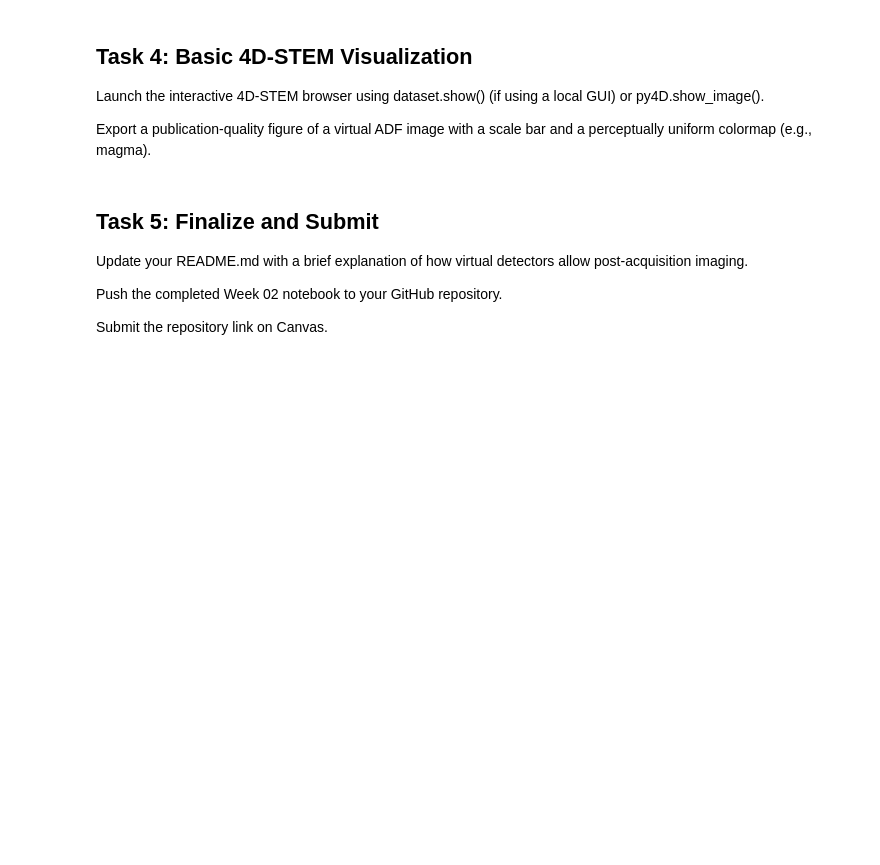
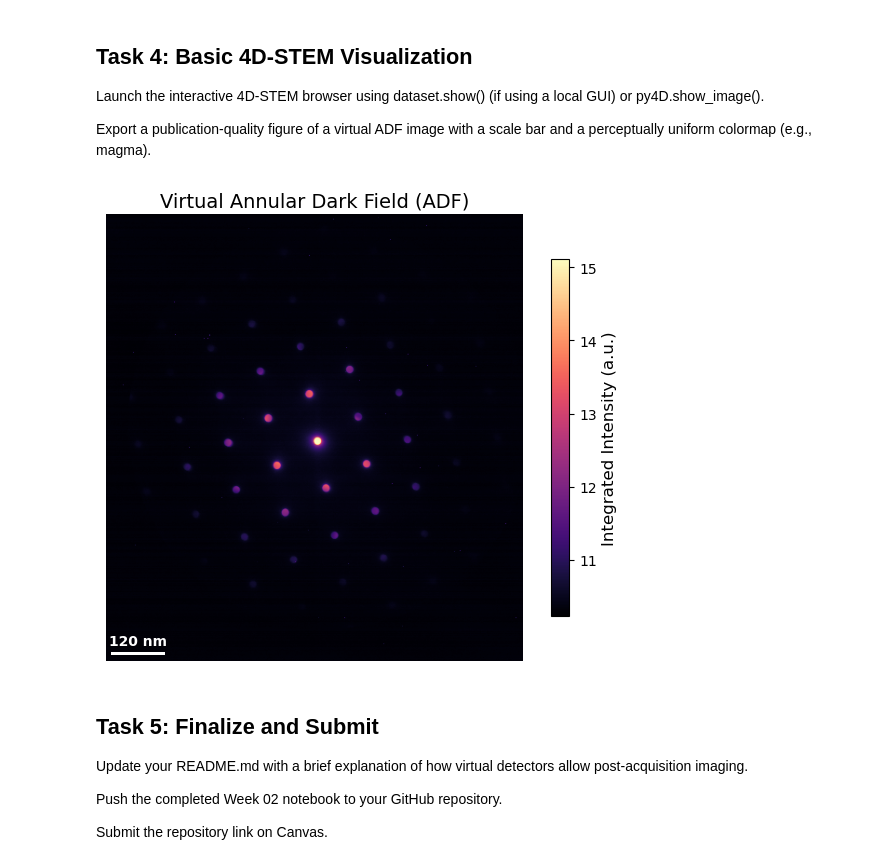
Before and after one commit to eliseetrheim/MSE465_EliseEtrheim, a Jupyter notebook: assignments/assignment_02_setup.ipynb, the cells around one changed output. Cells and saved outputs as stored; diff of their text form; code cells hidden in the pictures; blank space fills up the shorter version.

```diff
--- a/assignments/assignment_02_setup.ipynb
+++ b/assignments/assignment_02_setup.ipynb
@@ -463,4 +500,54 @@ plt.show()
 Launch the interactive 4D-STEM browser using dataset.show() (if using a local GUI) or py4D.show_image().
 
 Export a publication-quality figure of a virtual ADF image with a scale bar and a perceptually uniform colormap (e.g., magma).
+# %%
+import matplotlib.pyplot as plt
+from matplotlib.patches import Rectangle
+import numpy as np
+
+# ---- USER-DEFINED PARAMETERS ----
+pixel_size_nm = dataset.calibration.R_pixel_size
+scale_bar_length = 120 # nm
+scale_bar_pixels = int(scale_bar_length / pixel_size_nm)
+
+# ---- FIGURE ----
+fig, ax = plt.subplots(figsize=(6, 5))
+
+im = ax.imshow(np.log(ADF), cmap="magma", origin="upper")
+ax.set_title("Virtual Annular Dark Field (ADF)", fontsize=14)
+ax.set_axis_off()
+
+if scale_bar_pixels < ADF.shape[1] - 5:
+    bar_x = 5
+    bar_y = ADF.shape[0] - 10
+
+    scale_bar = Rectangle(
+        (bar_x, bar_y),
+        scale_bar_pixels,
+        3,
+        fill=True,
+        color="white",
+        linewidth=0
+    )
+    ax.add_patch(scale_bar)
+
+    ax.text(
+        bar_x + scale_bar_pixels / 2,
+        bar_y - 4,
+        f"{scale_bar_length} nm",
+        ha="center",
+        va="bottom",
+        color="white",
+        fontsize=10,
+        fontweight="bold"
+    )
+
+cbar = plt.colorbar(im, ax=ax, shrink=0.8)
+cbar.set_label("Integrated Intensity (a.u.)", fontsize=12)
+
+plt.tight_layout()
+plt.savefig("virtual_adf_figure_sisige.png", dpi=300, bbox_inches="tight")
+plt.show()
+# %% [output]
+[figure, added]
 # %%
```
Also changed, not shown: parts of 11 cells of this notebook.
